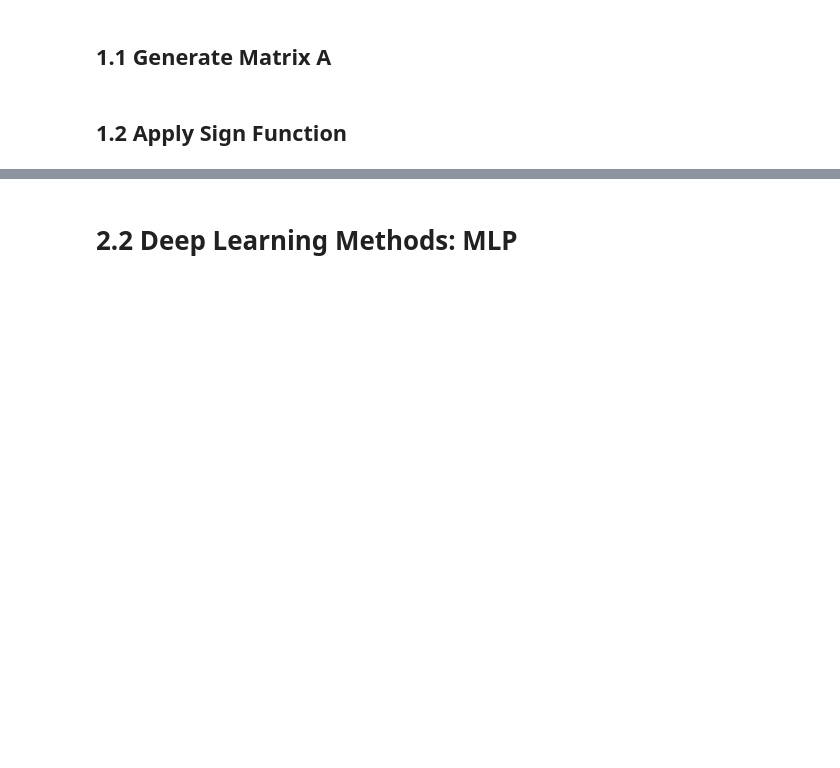
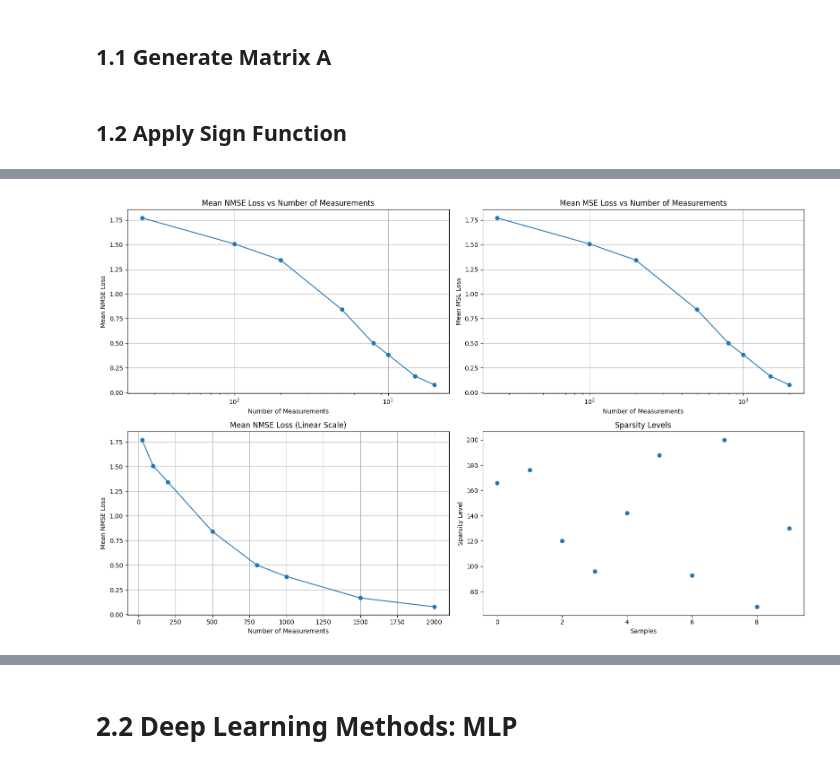
Before and after one commit to ZHY-79/EE4740-Image-Compression-Project, a Jupyter notebook: main.ipynb, the cells around one changed output, grey strips where cells are left out. Saved outputs shown, nothing was run; the diff lists cells and outputs as text; code cells hidden in the pictures; blank space fills up the shorter version.

```diff
--- a/main.ipynb
+++ b/main.ipynb
@@ -178,0 +207,81 @@ plt.show()
+# %%
+
+with open('A_dict.pkl', 'rb') as f:
+    A_dict = pickle.load(f)
+
+def run_biht_without_tau(X_train, measurements):
+    nmse_lists = [[] for _ in measurements]
+    mse_lists = [[] for _ in measurements]
+    sparsity_list = []
+
+    for m_idx, m in enumerate(measurements):
+        m_str = str(m)
+        print(f'Current Measurement: {m}')
+        matrix = A_dict[m_str]
+
+        for i in range(10):
+            x_true = X_train[i]
+            sparsity = Calculate_Sparse(x_true)
+
+            if m_idx == 0:  # 只在第一个测量数时记录稀疏性
+                sparsity_list.append(sparsity)
+
+            y = np.sign(matrix @ x_true)
+            x_recovered = biht(matrix, y, sparsity, max_iter=1000)
+            mse, nmse = compute_metrics(x_true, x_recovered)
+
+            nmse_lists[m_idx].append(nmse)
+            mse_lists[m_idx].append(mse)
+
+    return nmse_lists, mse_lists, sparsity_list
+
+# 运行实验
+nmse_lists, mse_lists, sparsity_list = run_biht_without_tau(X_train, measurements)
+
+# 计算均值
+mean_nmse_biht = [np.mean(nmse_list) for nmse_list in nmse_lists]
+mean_mse = [np.mean(mse_list) for mse_list in mse_lists]
+
+# 画图
+plt.figure(figsize=(16, 10))
+
+# NMSE Plot
+plt.subplot(2, 2, 1)
+plt.plot(measurements, mean_nmse_biht, 'o-')
+plt.xlabel("Number of Measurements")
+plt.ylabel("Mean NMSE Loss")
+plt.title("Mean NMSE Loss vs Number of Measurements")
+plt.xscale('log')
+plt.grid(True)
+
+# MSE Plot
+plt.subplot(2, 2, 2)
+plt.plot(measurements, mean_mse, 'o-')
+plt.xlabel("Number of Measurements")
+plt.ylabel("Mean MSE Loss")
+plt.title("Mean MSE Loss vs Number of Measurements")
+plt.xscale('log')
+plt.grid(True)
+
+# NMSE Detailed View
+plt.subplot(2, 2, 3)
+plt.plot(measurements, mean_nmse_biht, 'o-')
+plt.xlabel("Number of Measurements")
+plt.ylabel("Mean NMSE Loss")
+plt.title("Mean NMSE Loss (Linear Scale)")
+plt.grid(True)
+
+# Sparsity Distribution
+plt.subplot(2, 2, 4)
+plt.plot(range(len(sparsity_list)), sparsity_list, 'o')
+plt.title("Sparsity Levels")
+plt.xlabel("Samples")
+plt.ylabel("Sparsity Level")
+
+plt.tight_layout()
+plt.show()
+
+print("Measurements:", measurements)
+print("Mean NMSE:", mean_nmse_biht)
+print("Mean MSE:", mean_mse)
+# %% [output]
@@ -178,0 +296 @@ plt.show()
+[figure, added]
```
Also changed, not shown: parts of 22 cells of this notebook.
